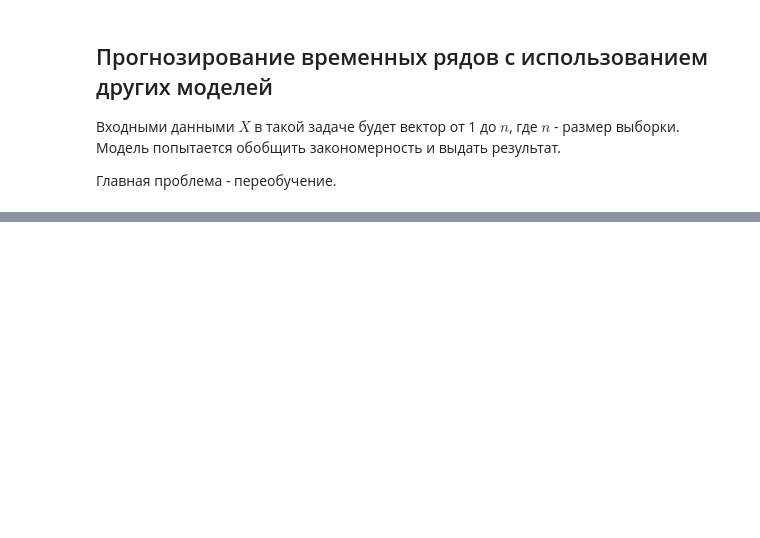
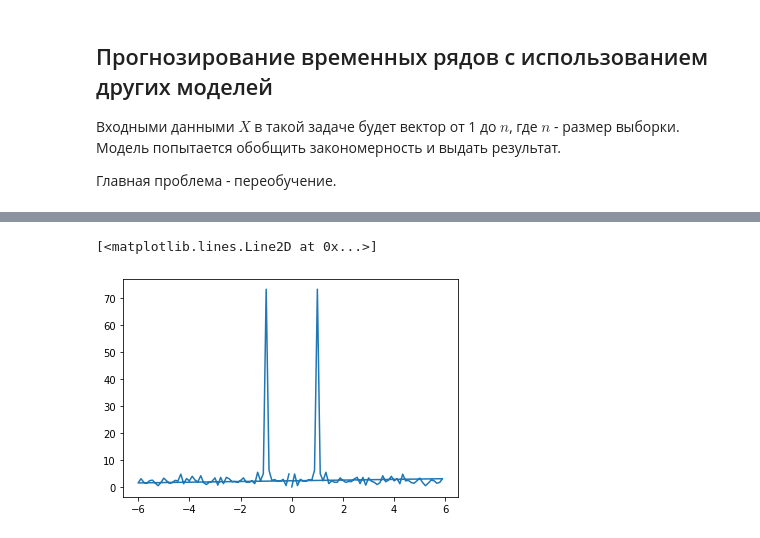
Before and after one commit to svkov/ml-course-brunoyam, a Jupyter notebook: 09-time-series.ipynb, the cells around one changed output, grey strips where cells are left out. Drawn from its saved outputs; the diff is of its cells as text; code cells hidden in the pictures; blank space fills up the shorter version.

```diff
--- a/09-time-series.ipynb
+++ b/09-time-series.ipynb
@@ -214,0 +253,12 @@ from statsmodels.tsa.api import VAR
+# %%
+df_monthly['t_norm'] = (df_monthly['t'] - df_monthly['t'].mean()) / df_monthly['t'].std()
+# %%
+months_len = 12
+n = len(df_monthly)
+# %%
+t_yf = fft(df_monthly['t_norm'].values)
+t_xf = fftfreq(n, 1 / months_len) # Отмечаем по оси X частоты
+plt.plot(t_xf, np.abs(t_yf))
+# %% [output]
+[<matplotlib.lines.Line2D at 0x...>]
+[figure, added]
```
Also changed, not shown: parts of 26 cells of this notebook.
